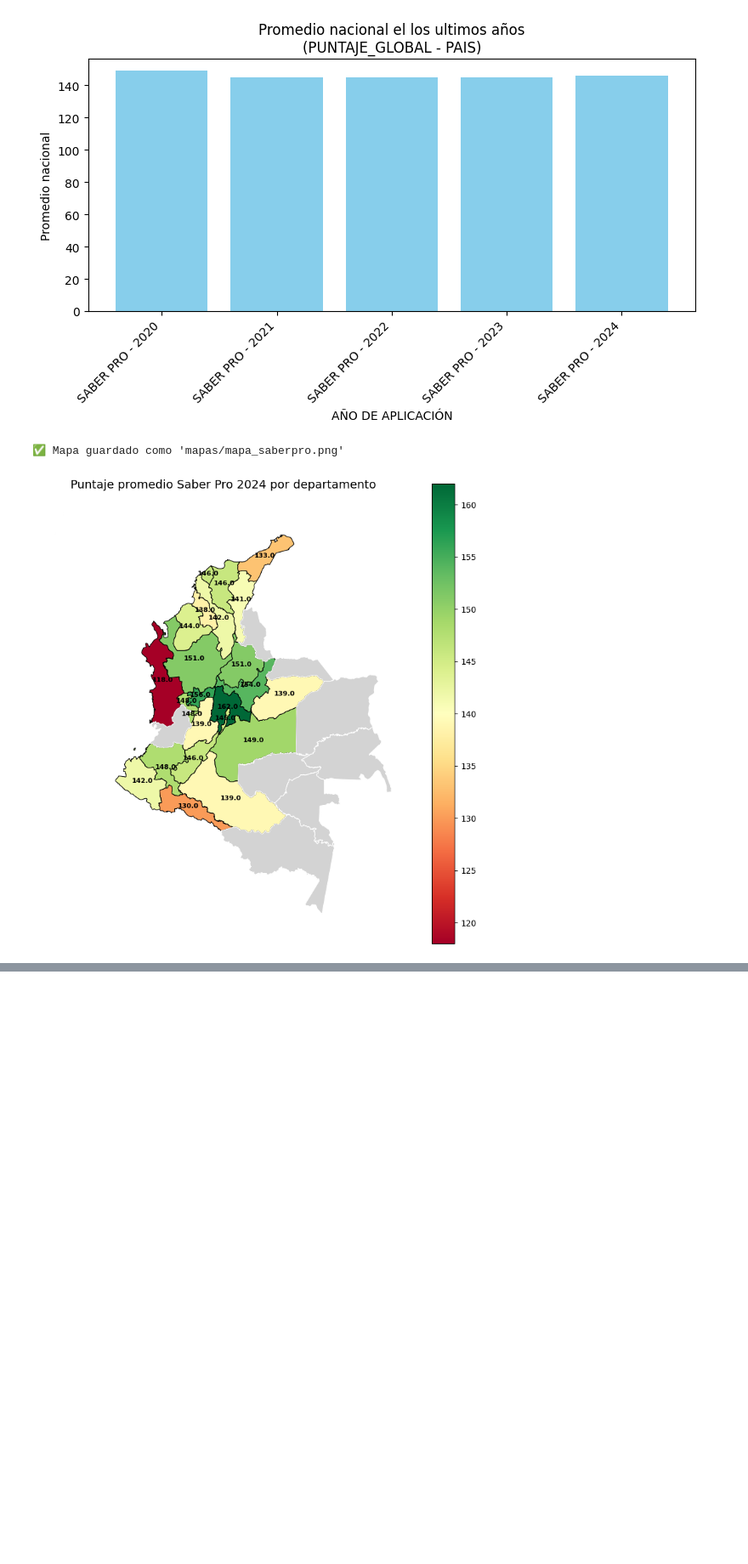
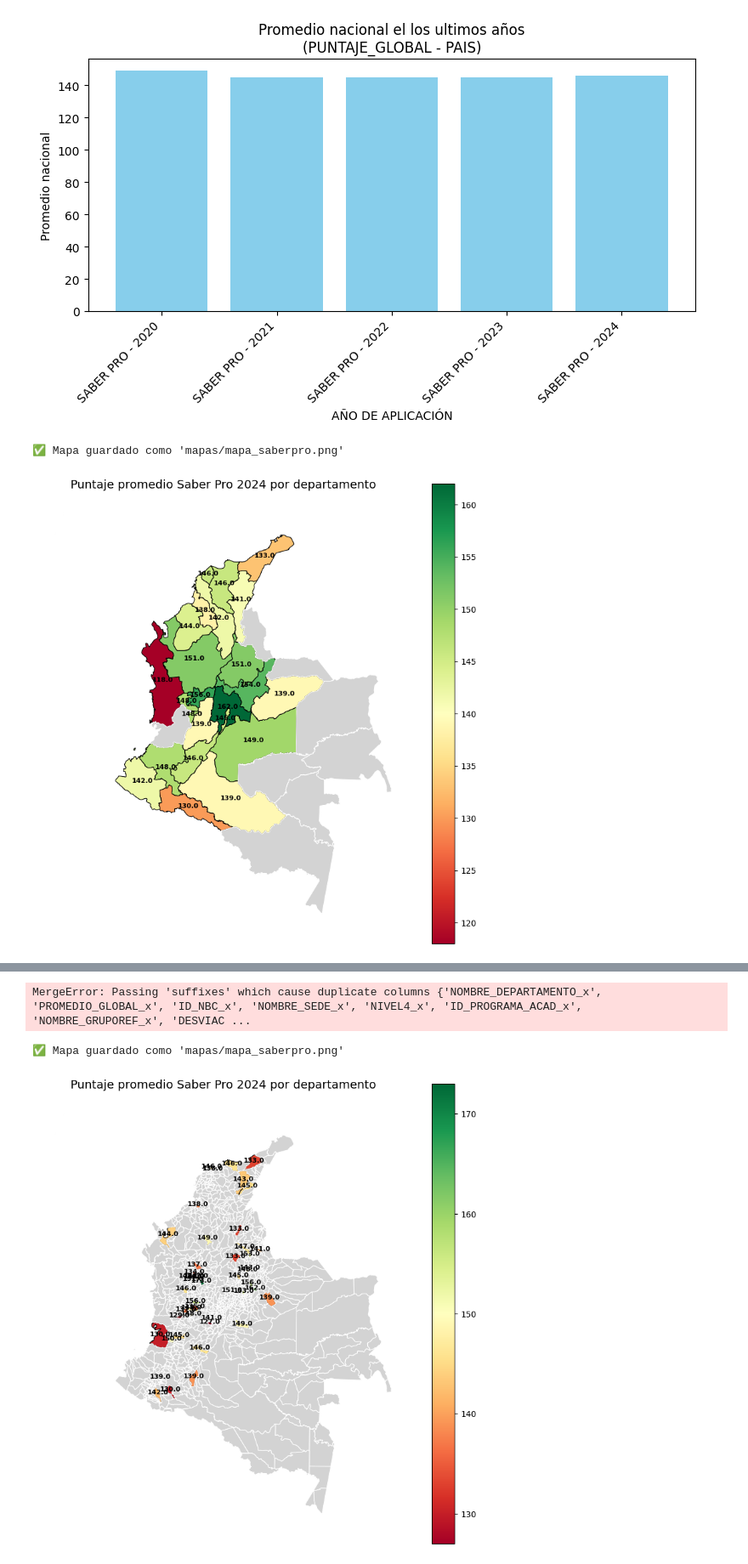
Before and after one commit to omarjoa88/Educacion-y-Analisis, a Jupyter notebook: SaberPro.ipynb, the cells around one changed output, grey strips where cells are left out. Shown at 85% size. Saved outputs shown, nothing was run; the diff lists cells and outputs as text; code cells hidden in the pictures; blank space fills up the shorter version.

```diff
--- a/SaberPro.ipynb
+++ b/SaberPro.ipynb
@@ -155,0 +206,58 @@ fig.savefig('C:/Users/omarj/OneDrive/Documentos/Ucatolica/proyecto/imagen/mapa_s
+# %%
+#print(colombia['NOMBRE_MPI'].unique)
+#colombia = colombia.merge(df_filtrado, left_on='NOMBRE_MPI', right_on='NOMBRE_MUNICIPIO')
+colombia = colombia.merge(df_filtrado, left_on='NOMBRE_MPI', right_on='NOMBRE_MUNICIPIO', how='left')
+faltan_datos = colombia[colombia['PROMEDIO_GLOBAL'].isna()]
+print("Departamentos del mapa sin datos:\n", faltan_datos['NOMBRE_MPI'].unique())
+# %% [output]
+MergeError: Passing 'suffixes' which cause duplicate columns {'NOMBRE_DEPARTAMENTO_x', 'PROMEDIO_GLOBAL_x', 'ID_NBC_x', 'NOMBRE_SEDE_x', 'NIVEL4_x', 'ID_PROGRAMA_ACAD_x', 'NOMBRE_GRUPOREF_x', 'DESVIAC ...
+# %%
+import matplotlib.pyplot as plt
+
+fig, ax = plt.subplots(figsize=(10, 10))
+
+colombia.plot(
+    column='PROMEDIO_GLOBAL',
+    cmap='RdYlGn',  # Rojo bajo → Verde alto
+    missing_kwds={
+        'color': 'lightgrey',       # Gris claro para los NaN
+        'edgecolor': 'white',
+        'label': 'Sin datos'
+    },
+    linewidth=0.8,
+    edgecolor='black',
+    legend=True,
+    ax=ax
+)
+
+ax.set_title('Puntaje promedio Saber Pro 2024 por departamento', fontsize=14)
+ax.axis('off')
+
+
+# En lugar de mostrarlo en pantalla, guárdalo en archivo
+#fig.savefig('mapas/mapa_saberpro.png', dpi=300, bbox_inches='tight')
+print("✅ Mapa guardado como 'mapas/mapa_saberpro.png'")
+for idx, row in colombia.iterrows():
+    # Centroide del polígono
+    if row['geometry'].geom_type == 'Polygon':
+        x, y = row['geometry'].centroid.coords[0]
+    else:  # Si el departamento tiene varios polígonos (ej. San Andrés)
+        x, y = row['geometry'].representative_point().coords[0]
+
+    # Valor del promedio
+    valor = row['PROMEDIO_GLOBAL']
+    if not pd.isna(valor):
+        ax.text(
+            x, y, f"{valor:.1f}",       # Mostrar con 1 decimal
+            horizontalalignment='center',
+            fontsize=8,
+            fontweight='bold',
+            color='black',
+            path_effects=[]
+        )
+
+# Mostrar mapa
+plt.show()
+# %% [output]
+✅ Mapa guardado como 'mapas/mapa_saberpro.png'
+[figure, added]
```
Also changed, not shown: parts of 1 cell of this notebook, 3 other files.
